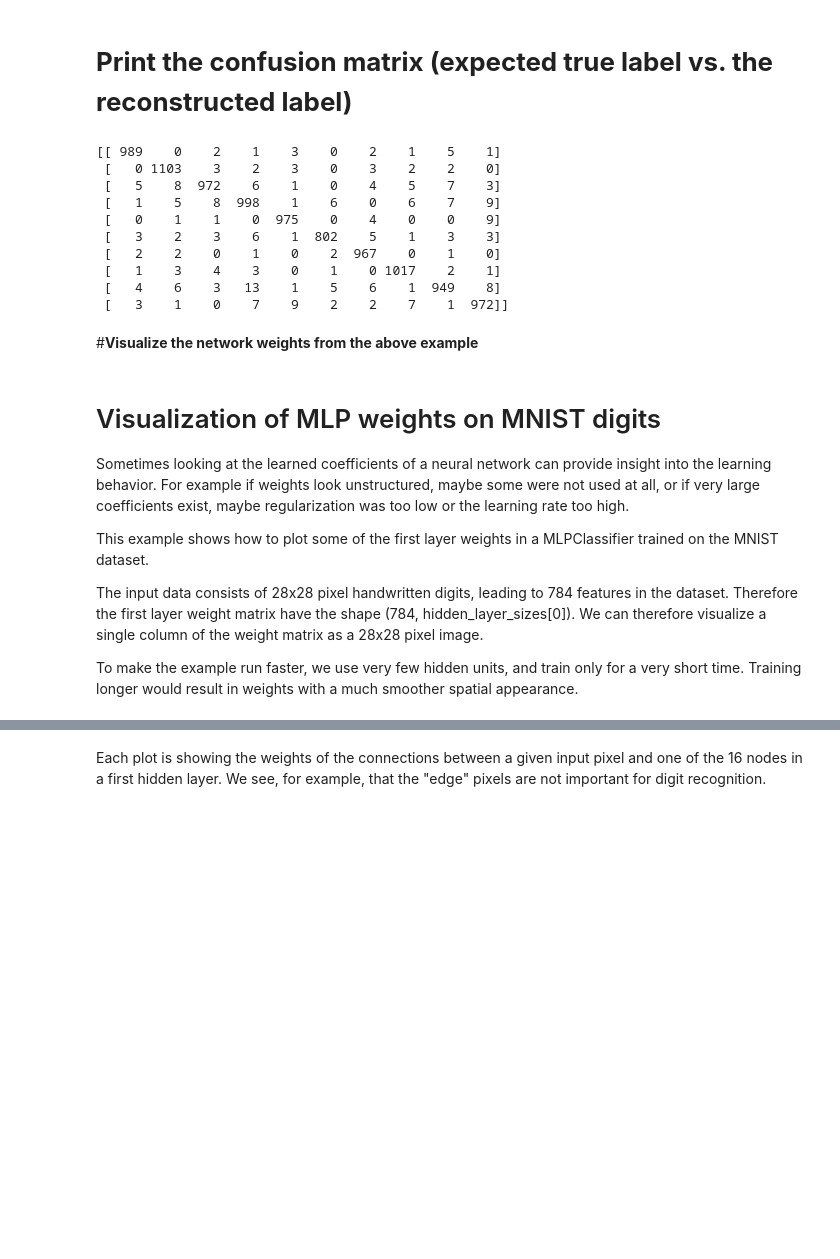
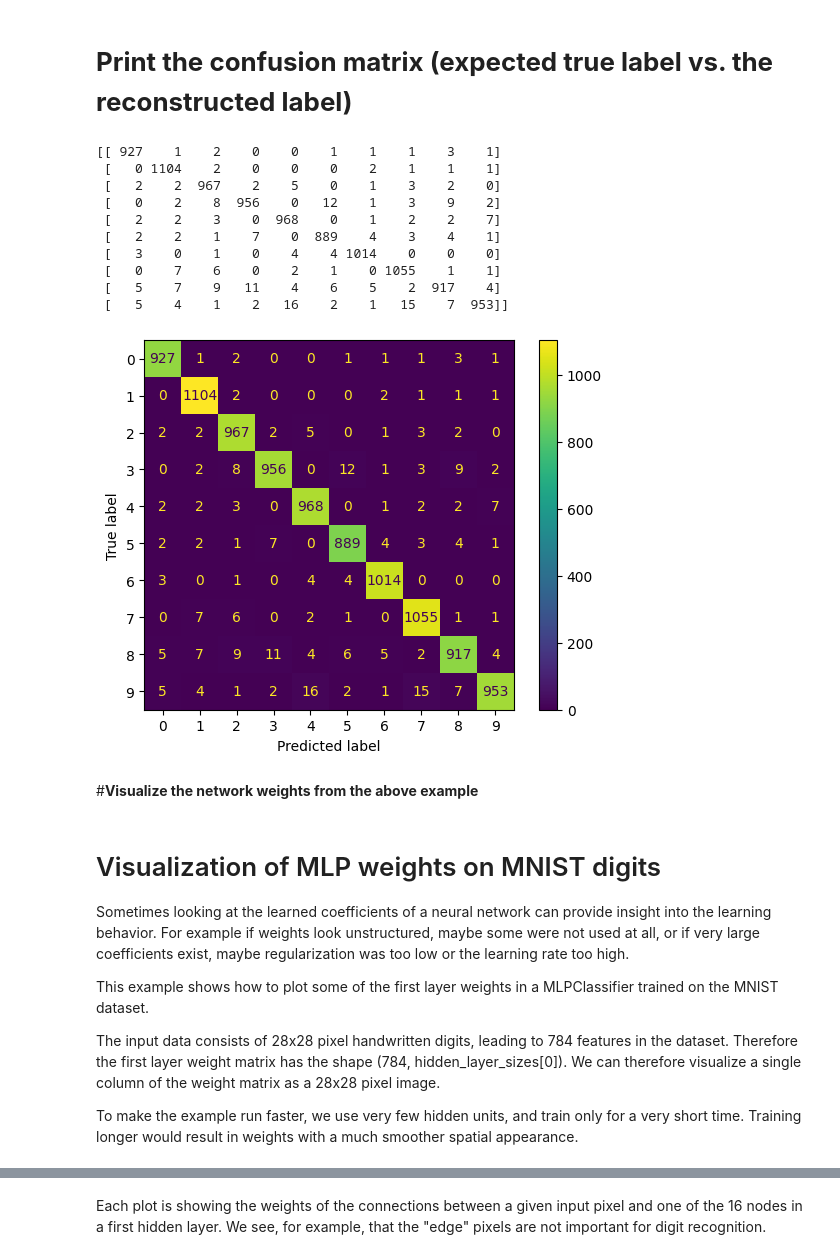
Before and after one commit to marcinwolter/MachineLearning-KISD-2025, a Jupyter notebook: lecture3.ipynb, the cells around one changed output, grey strips where cells are left out. Cells and saved outputs as stored; diff of their text form; code cells hidden in the pictures; blank space fills up the shorter version.

```diff
--- a/lecture3.ipynb
+++ b/lecture3.ipynb
@@ -673,20 +669,29 @@ weighted avg       0.97      0.97      0.97     10000
 # %% [markdown]
 # **Print the confusion matrix (expected true label vs. the reconstructed label)**
 # %%
-print(metrics.confusion_matrix(expected, predicted))
+cm = metrics.confusion_matrix(expected, predicted)
+print(cm)
 
 plt.show()
 # %% [output]
-[[ 989    0    2    1    3    0    2    1    5    1]
- [   0 1103    3    2    3    0    3    2    2    0]
- [   5    8  972    6    1    0    4    5    7    3]
- [   1    5    8  998    1    6    0    6    7    9]
- [   0    1    1    0  975    0    4    0    0    9]
- [   3    2    3    6    1  802    5    1    3    3]
- [   2    2    0    1    0    2  967    0    1    0]
- [   1    3    4    3    0    1    0 1017    2    1]
- [   4    6    3   13    1    5    6    1  949    8]
- [   3    1    0    7    9    2    2    7    1  972]]
+[[ 927    1    2    0    0    1    1    1    3    1]
+ [   0 1104    2    0    0    0    2    1    1    1]
+ [   2    2  967    2    5    0    1    3    2    0]
+ [   0    2    8  956    0   12    1    3    9    2]
+ [   2    2    3    0  968    0    1    2    2    7]
+ [   2    2    1    7    0  889    4    3    4    1]
+ [   3    0    1    0    4    4 1014    0    0    0]
+ [   0    7    6    0    2    1    0 1055    1    1]
+ [   5    7    9   11    4    6    5    2  917    4]
+ [   5    4    1    2   16    2    1   15    7  953]]
+# %%
+from sklearn.metrics import confusion_matrix, ConfusionMatrixDisplay
+
+disp = ConfusionMatrixDisplay(confusion_matrix=cm)
+disp.plot()
+plt.show()
+# %% [output]
+[figure, added]
 # %% [markdown]
 #**Visualize the network weights from the above example**
 # %%
@@ -705,7 +710,7 @@ This example shows how to plot some of the first layer weights in a
 MLPClassifier trained on the MNIST dataset.
 
 The input data consists of 28x28 pixel handwritten digits, leading to 784
-features in the dataset. Therefore the first layer weight matrix have the shape
+features in the dataset. Therefore the first layer weight matrix has the shape
 (784, hidden_layer_sizes[0]).  We can therefore visualize a single column of
 the weight matrix as a 28x28 pixel image.
 
```
Also changed, not shown: parts of 16 cells of this notebook.
